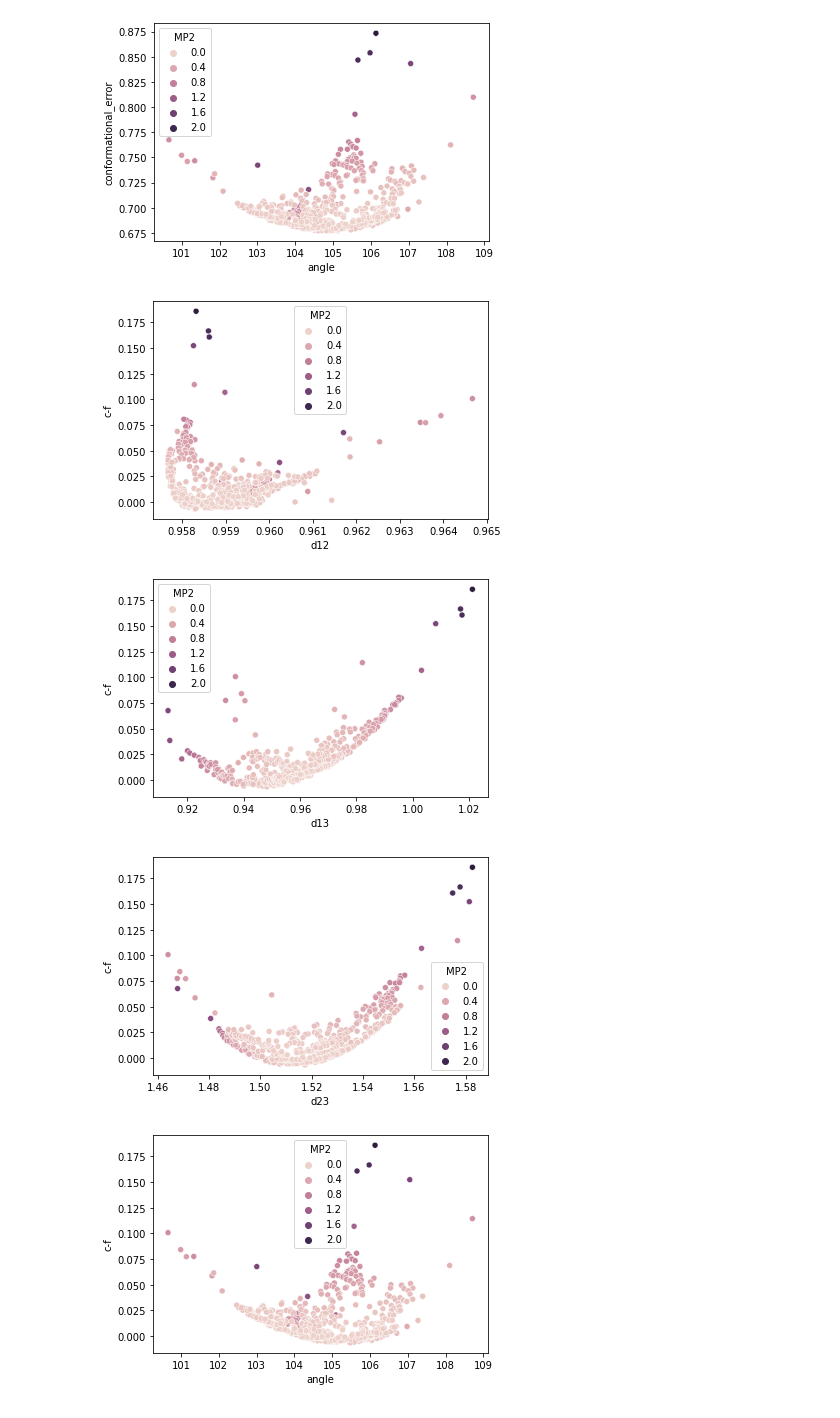
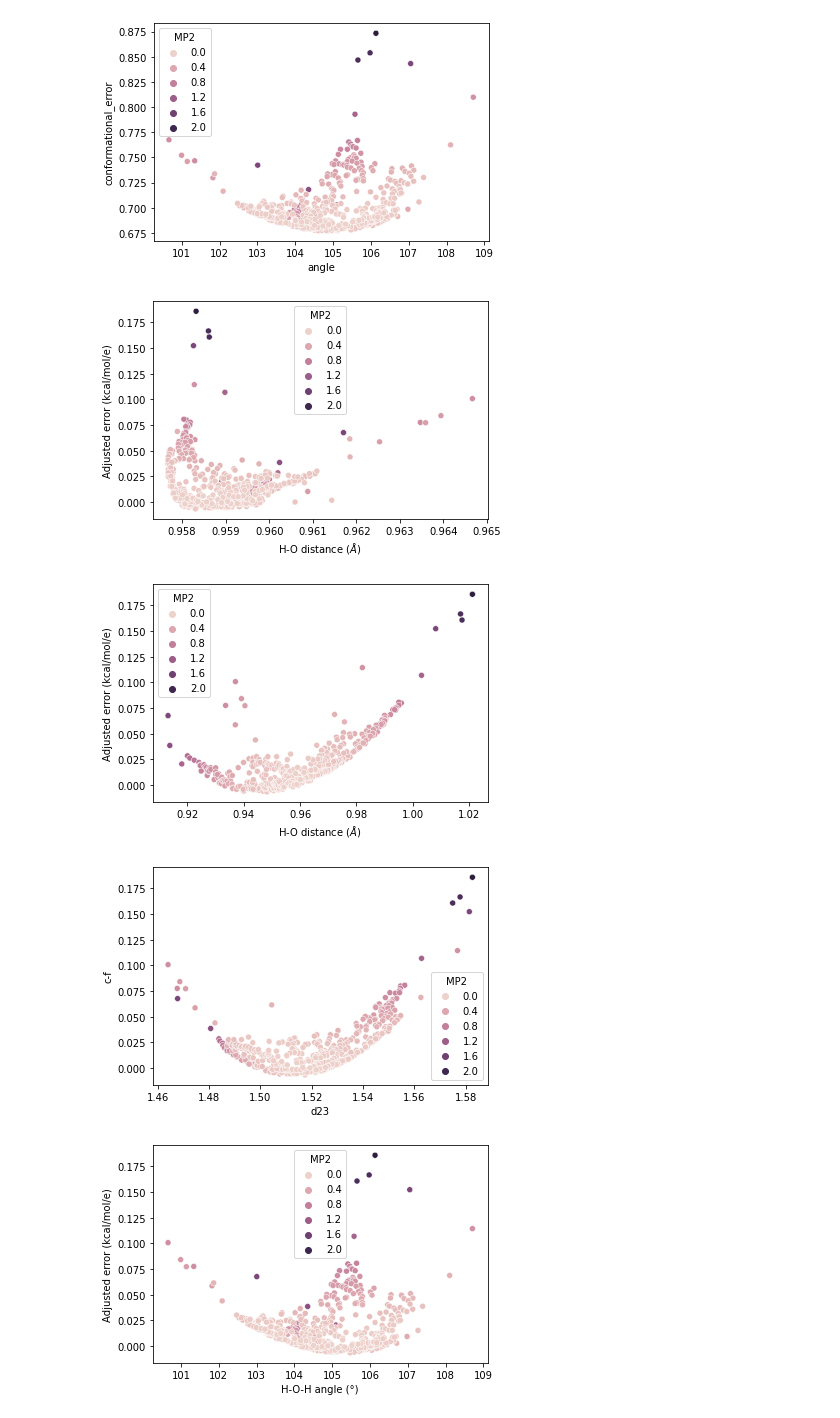
Before and after one commit to EricBoittier/esp_check, a Jupyter notebook: Water_Conformational_Error.ipynb, the cells around one changed output. Cells and saved outputs as stored; diff of their text form; code cells hidden in the pictures.

```diff
--- a/Water_Conformational_Error.ipynb
+++ b/Water_Conformational_Error.ipynb
@@ -111,18 +114,27 @@ plt.show()
 [figure]
 # %%
 sns.scatterplot(data=result, x="d12", y="c-f", hue="MP2")
+plt.xlabel("H-O distance ($\AA$)")
+plt.ylabel("Adjusted error (kcal/mol/e)")
+plt.savefig("water_error_distance.png")
 plt.show()
 
 sns.scatterplot(data=result, x="d13", y="c-f", hue="MP2")
+plt.xlabel("H-O distance ($\AA$)")
+plt.ylabel("Adjusted error (kcal/mol/e)")
+plt.savefig("water_error_distance.png")
 plt.show()
 
 sns.scatterplot(data=result, x="d23", y="c-f", hue="MP2")
 plt.show()
 
 sns.scatterplot(data=result, x="angle", y="c-f", hue="MP2")
+plt.xlabel("H-O-H angle (°)")
+plt.ylabel("Adjusted error (kcal/mol/e)")
+plt.savefig("water_error_angle.png")
 plt.show()
 # %% [output]
-[figure, old version]
+[figure, new version]
-[figure, old version]
+[figure, new version]
 [figure]
-[figure, old version]
+[figure, new version]
```
Also changed, not shown: parts of 1 cell of this notebook, 2 other files.
